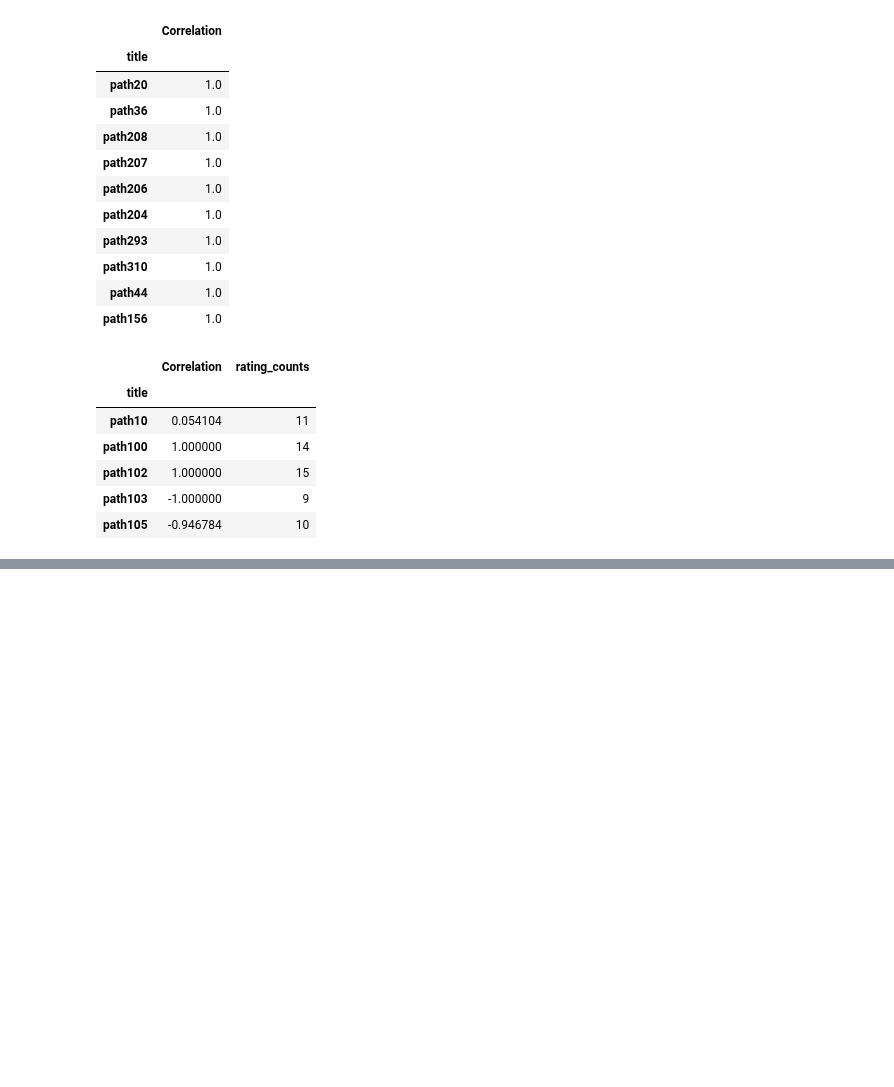
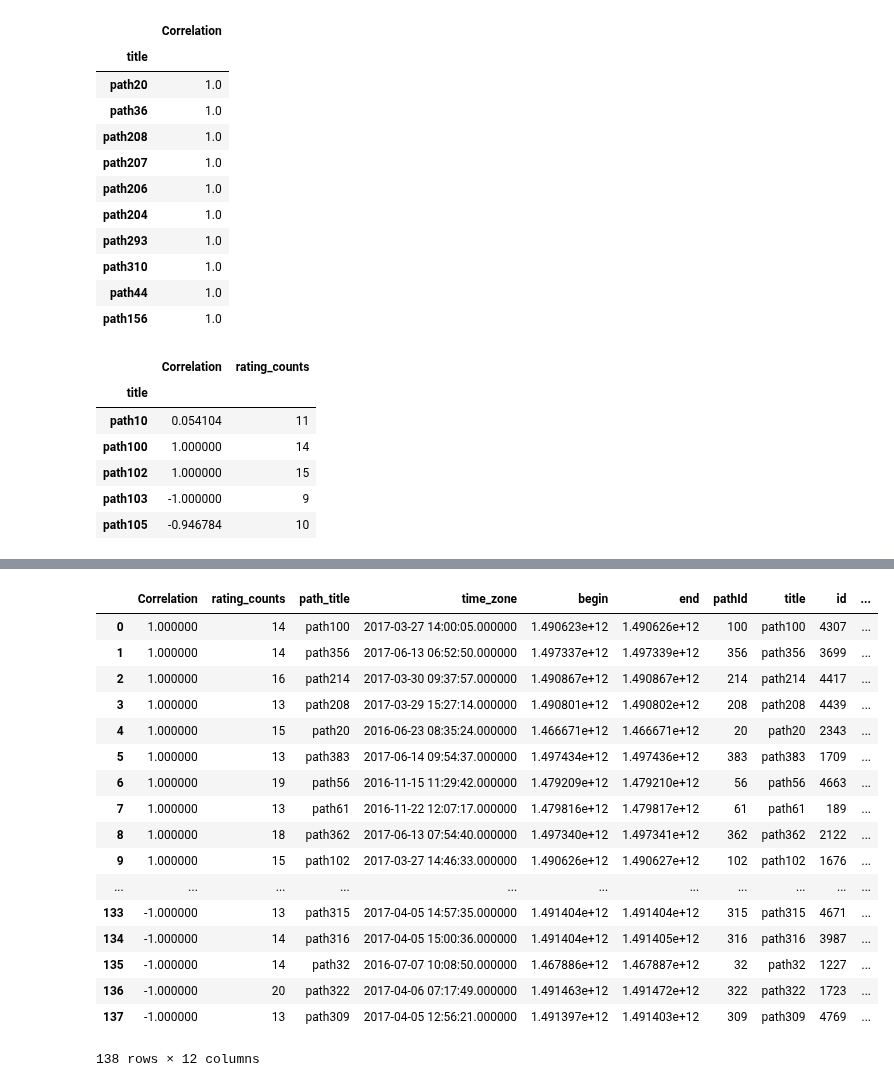
Before and after one commit to turing95/Multidisciplinary-project, a Jupyter notebook: Implementation/shapefiles/path_correlation.ipynb, the cells around one changed output, grey strips where cells are left out. Cells and saved outputs as stored; diff of their text form; code cells hidden in the pictures; blank space fills up the shorter version.

Commit message:
Path correlation

```diff
--- a/Implementation/shapefiles/path_correlation.ipynb
+++ b/Implementation/shapefiles/path_correlation.ipynb
@@ -147,0 +119,2 @@ corr_path1[corr_path1['rating_counts']>12].sort_values('Correlation', ascending=
+# %%
+corr['path_title']=corr.index
@@ -147,0 +131,2 @@ corr_path1[corr_path1['rating_counts']>12].sort_values('Correlation', ascending=
+# %%
+d=paths_data
@@ -147,0 +154,2 @@ corr_path1[corr_path1['rating_counts']>12].sort_values('Correlation', ascending=
+# %%
+d.drop_duplicates(subset ="time_zone", keep = 'last', inplace = True)
@@ -147,0 +177,23 @@ corr_path1[corr_path1['rating_counts']>12].sort_values('Correlation', ascending=
+# %%
+c=corr.merge(d,left_on='path_title',right_on='title')
+# %%
+c
+# %% [output]
+|  | Correlation | rating_counts | path_title | time_zone | begin | end | pathId | title | id | ... |
+| 0 | 1.000000 | 14 | path100 | 2017-03-27 14:00:05.000000 | 1.490623e+12 | 1.490626e+12 | 100 | path100 | 4307 | ... |
+| 1 | 1.000000 | 14 | path356 | 2017-06-13 06:52:50.000000 | 1.497337e+12 | 1.497339e+12 | 356 | path356 | 3699 | ... |
+| 2 | 1.000000 | 16 | path214 | 2017-03-30 09:37:57.000000 | 1.490867e+12 | 1.490867e+12 | 214 | path214 | 4417 | ... |
+| 3 | 1.000000 | 13 | path208 | 2017-03-29 15:27:14.000000 | 1.490801e+12 | 1.490802e+12 | 208 | path208 | 4439 | ... |
+| 4 | 1.000000 | 15 | path20 | 2016-06-23 08:35:24.000000 | 1.466671e+12 | 1.466671e+12 | 20 | path20 | 2343 | ... |
+| 5 | 1.000000 | 13 | path383 | 2017-06-14 09:54:37.000000 | 1.497434e+12 | 1.497436e+12 | 383 | path383 | 1709 | ... |
+| 6 | 1.000000 | 19 | path56 | 2016-11-15 11:29:42.000000 | 1.479209e+12 | 1.479210e+12 | 56 | path56 | 4663 | ... |
+| 7 | 1.000000 | 13 | path61 | 2016-11-22 12:07:17.000000 | 1.479816e+12 | 1.479817e+12 | 61 | path61 | 189 | ... |
+| 8 | 1.000000 | 18 | path362 | 2017-06-13 07:54:40.000000 | 1.497340e+12 | 1.497341e+12 | 362 | path362 | 2122 | ... |
+| 9 | 1.000000 | 15 | path102 | 2017-03-27 14:46:33.000000 | 1.490626e+12 | 1.490627e+12 | 102 | path102 | 1676 | ... |
+| ... | ... | ... | ... | ... | ... | ... | ... | ... | ... | ... |
+| 133 | -1.000000 | 13 | path315 | 2017-04-05 14:57:35.000000 | 1.491404e+12 | 1.491404e+12 | 315 | path315 | 4671 | ... |
+| 134 | -1.000000 | 14 | path316 | 2017-04-05 15:00:36.000000 | 1.491404e+12 | 1.491405e+12 | 316 | path316 | 3987 | ... |
+| 135 | -1.000000 | 14 | path32 | 2016-07-07 10:08:50.000000 | 1.467886e+12 | 1.467887e+12 | 32 | path32 | 1227 | ... |
+| 136 | -1.000000 | 20 | path322 | 2017-04-06 07:17:49.000000 | 1.491463e+12 | 1.491472e+12 | 322 | path322 | 1723 | ... |
+| 137 | -1.000000 | 13 | path309 | 2017-04-05 12:56:21.000000 | 1.491397e+12 | 1.491403e+12 | 309 | path309 | 4769 | ... |
+138 rows × 12 columns
```
Also changed, not shown: parts of 5 cells of this notebook, 1 other file.
